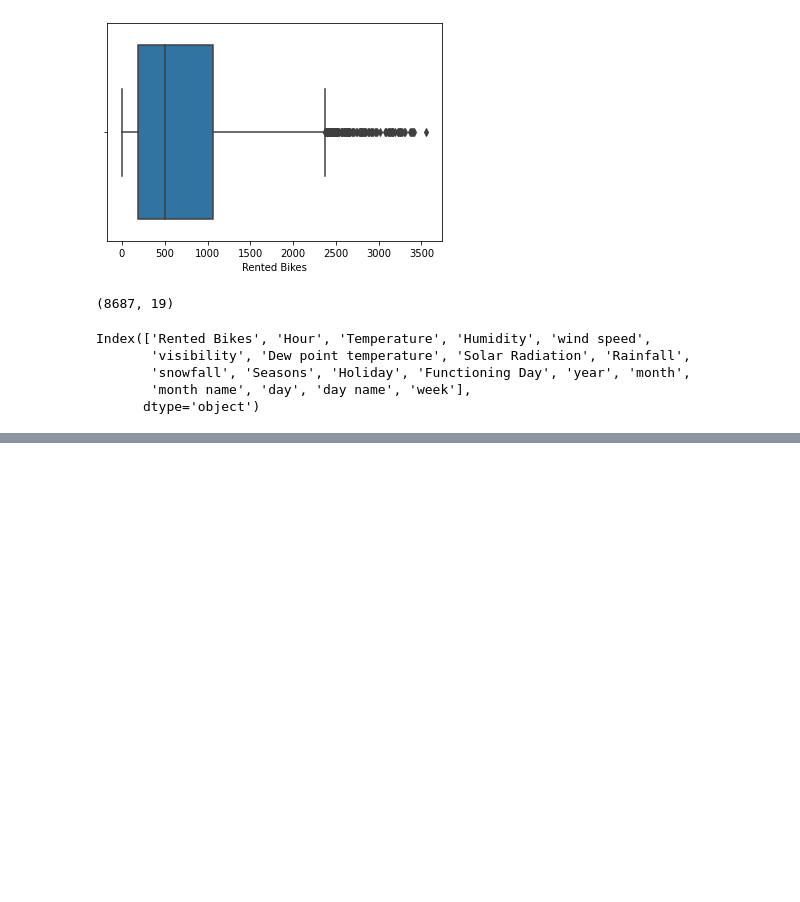
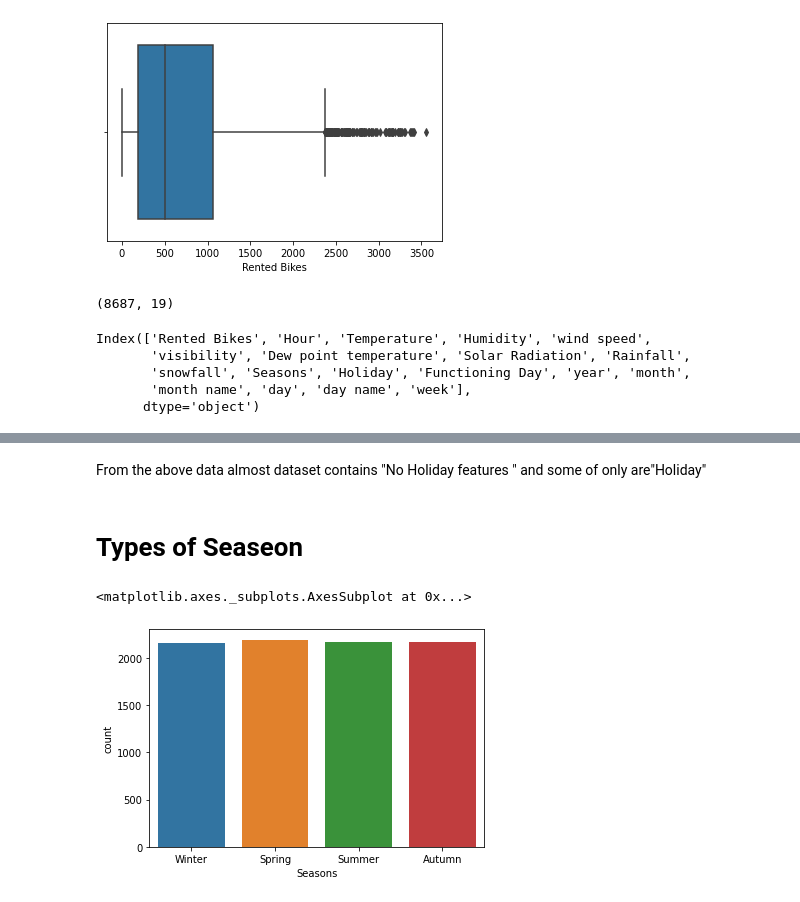
Before and after one commit to Rushabhtikale92/Bike-Sharing-Demand-Prediction, a Jupyter notebook: Bike_Sharing_Demand_Prediction_Rushabh_Tikale_Capstone_Project.ipynb, the cells around one changed output, grey strips where cells are left out. Cells and saved outputs as stored; diff of their text form; code cells hidden in the pictures; blank space fills up the shorter version.

```diff
--- a/Bike_Sharing_Demand_Prediction_Rushabh_Tikale_Capstone_Project.ipynb
+++ b/Bike_Sharing_Demand_Prediction_Rushabh_Tikale_Capstone_Project.ipynb
@@ -268,0 +290,9 @@ independent_variables
+# %% [markdown]
+From the above data almost dataset contains "No Holiday features " and some of only are"Holiday"
+# %% [markdown]
+#  Types of Seaseon
+# %%
+sns.countplot(data['Seasons'])
+# %% [output]
+<matplotlib.axes._subplots.AxesSubplot at 0x...>
+[figure, added]
```
Also changed, not shown: parts of 20 cells of this notebook.
